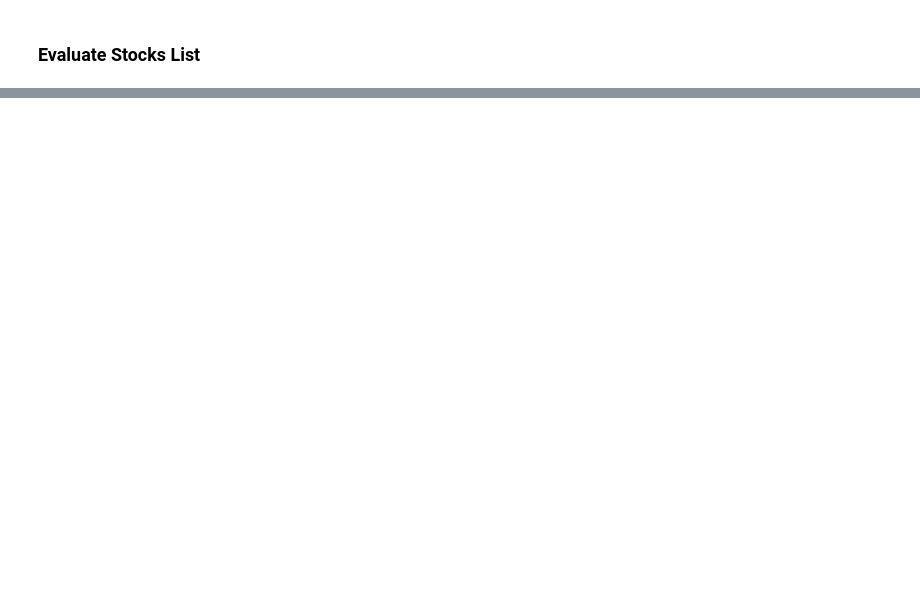
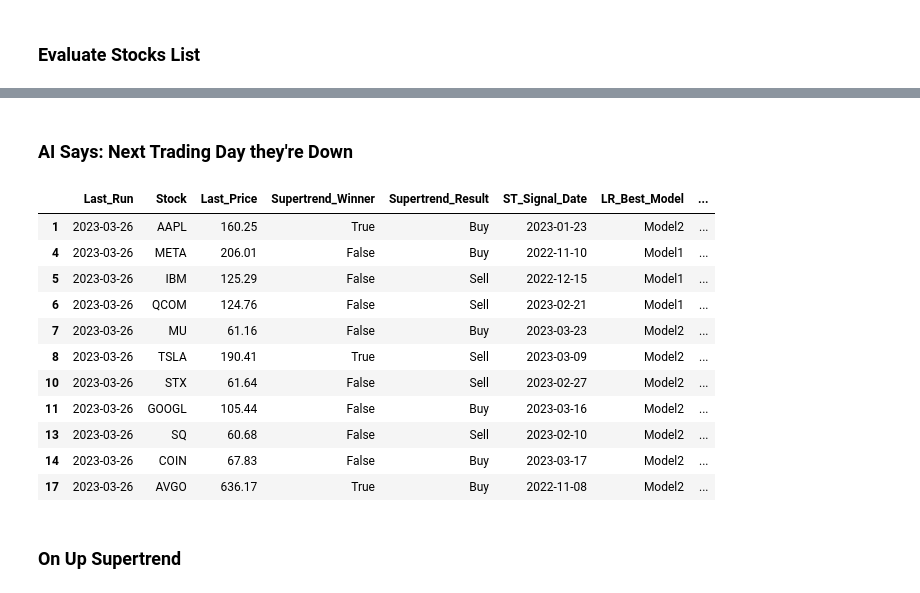
Before and after one commit to sabawi/stocks_evaluator, a Jupyter notebook: evaluate_this.ipynb, the cells around one changed output, grey strips where cells are left out. Cells and saved outputs as stored; diff of their text form; code cells hidden in the pictures; blank space fills up the shorter version.

```diff
--- a/evaluate_this.ipynb
+++ b/evaluate_this.ipynb
@@ -234,0 +237,23 @@ LR_Next_Day_Recomm_only
+# %% [markdown]
+### AI Says: Next Trading Day they're Down
+# %%
+LR_Next_Day_Sell_only = eval_df[(eval_df['LR_Next_Day_Recomm']=='Sell,Buy,Buy') |
+                                (eval_df['LR_Next_Day_Recomm']=='Sell,Sell,Sell') |
+                                (eval_df['LR_Next_Day_Recomm']=='Sell,Buy,Sell') |
+                                (eval_df['LR_Next_Day_Recomm']=='Buy,Sell,Sell')]
+LR_Next_Day_Sell_only
+# %% [output]
+|  | Last_Run | Stock | Last_Price | Supertrend_Winner | Supertrend_Result | ST_Signal_Date | LR_Best_Model | ... |
+| 1 | 2023-03-26 | AAPL | 160.25 | True | Buy | 2023-01-23 | Model2 | ... |
+| 4 | 2023-03-26 | META | 206.01 | False | Buy | 2022-11-10 | Model1 | ... |
+| 5 | 2023-03-26 | IBM | 125.29 | False | Sell | 2022-12-15 | Model1 | ... |
+| 6 | 2023-03-26 | QCOM | 124.76 | False | Sell | 2023-02-21 | Model1 | ... |
+| 7 | 2023-03-26 | MU | 61.16 | False | Buy | 2023-03-23 | Model2 | ... |
+| 8 | 2023-03-26 | TSLA | 190.41 | True | Sell | 2023-03-09 | Model2 | ... |
+| 10 | 2023-03-26 | STX | 61.64 | False | Sell | 2023-02-27 | Model2 | ... |
+| 11 | 2023-03-26 | GOOGL | 105.44 | False | Buy | 2023-03-16 | Model2 | ... |
+| 13 | 2023-03-26 | SQ | 60.68 | False | Sell | 2023-02-10 | Model2 | ... |
+| 14 | 2023-03-26 | COIN | 67.83 | False | Buy | 2023-03-17 | Model2 | ... |
+| 17 | 2023-03-26 | AVGO | 636.17 | True | Buy | 2022-11-08 | Model2 | ... |
+# %% [markdown]
+### On Up Supertrend
```
Also changed, not shown: parts of 29 cells of this notebook, 4 other files.
